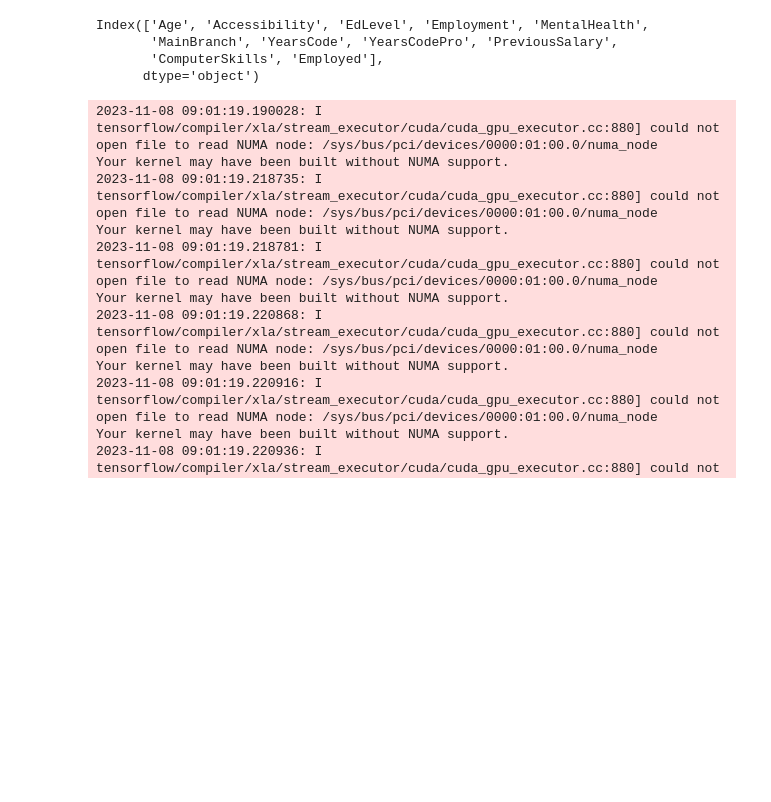
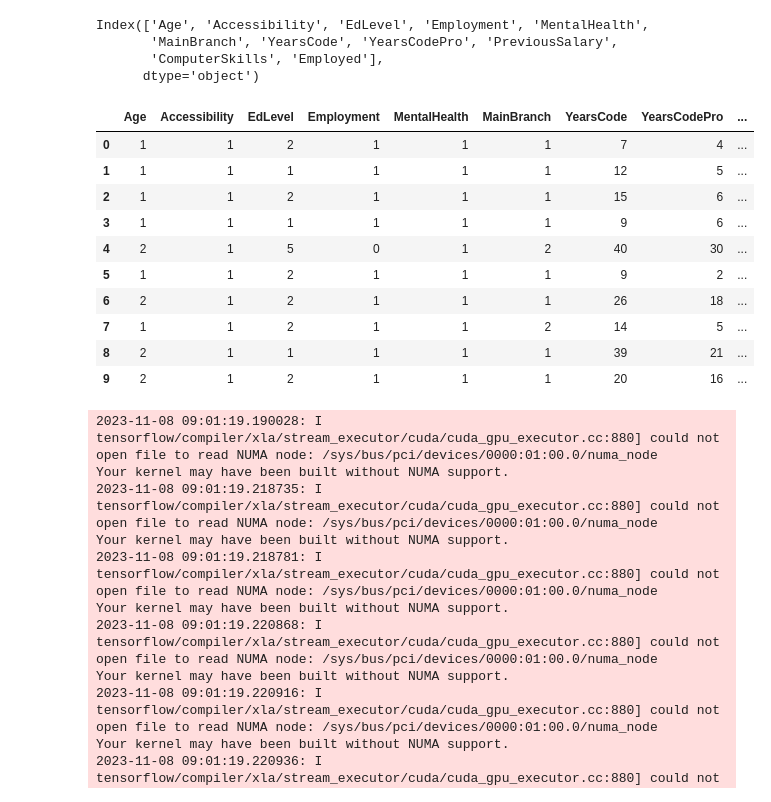
Before and after one commit to abayup14/CapstoneBangkit, a Jupyter notebook: Machine Learning/Model.ipynb, the cells around one changed output. Drawn from its saved outputs; the diff is of its cells as text; code cells hidden in the pictures; blank space fills up the shorter version.

```diff
--- a/Machine Learning/Model.ipynb
+++ b/Machine Learning/Model.ipynb
@@ -20,6 +20,20 @@ Index(['Age', 'Accessibility', 'EdLevel', 'Employment', 'MentalHealth',
        'MainBranch', 'YearsCode', 'YearsCodePro', 'PreviousSalary',
        'ComputerSkills', 'Employed'],
       dtype='object')
+# %%
+df.head(10)
+# %% [output]
+|  | Age | Accessibility | EdLevel | Employment | MentalHealth | MainBranch | YearsCode | YearsCodePro | ... |
+| 0 | 1 | 1 | 2 | 1 | 1 | 1 | 7 | 4 | ... |
+| 1 | 1 | 1 | 1 | 1 | 1 | 1 | 12 | 5 | ... |
+| 2 | 1 | 1 | 2 | 1 | 1 | 1 | 15 | 6 | ... |
+| 3 | 1 | 1 | 1 | 1 | 1 | 1 | 9 | 6 | ... |
+| 4 | 2 | 1 | 5 | 0 | 1 | 2 | 40 | 30 | ... |
+| 5 | 1 | 1 | 2 | 1 | 1 | 1 | 9 | 2 | ... |
+| 6 | 2 | 1 | 2 | 1 | 1 | 1 | 26 | 18 | ... |
+| 7 | 1 | 1 | 2 | 1 | 1 | 2 | 14 | 5 | ... |
+| 8 | 2 | 1 | 1 | 1 | 1 | 1 | 39 | 21 | ... |
+| 9 | 2 | 1 | 2 | 1 | 1 | 1 | 20 | 16 | ... |
 # %%
 def split(df, train_split=0.8, val_split=0.1, test_split=0.1):
     df_sample = df.sample(frac=1, random_state=12)
```
